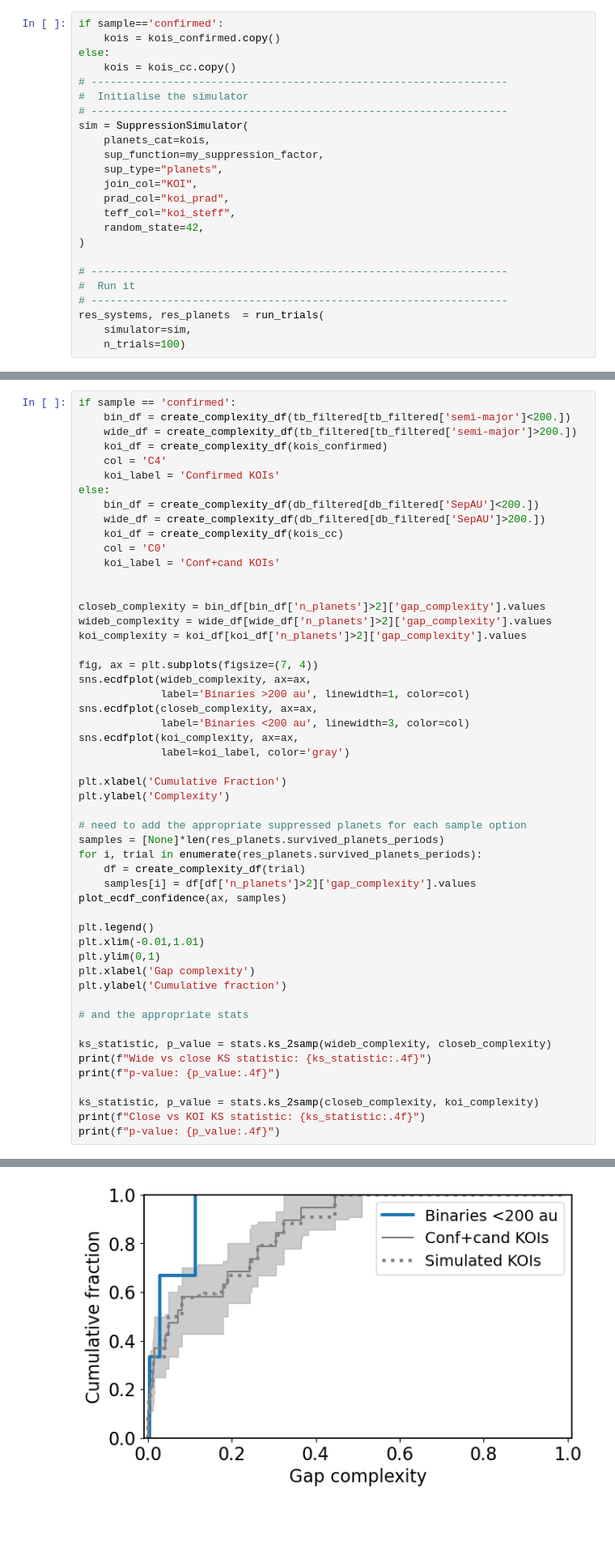
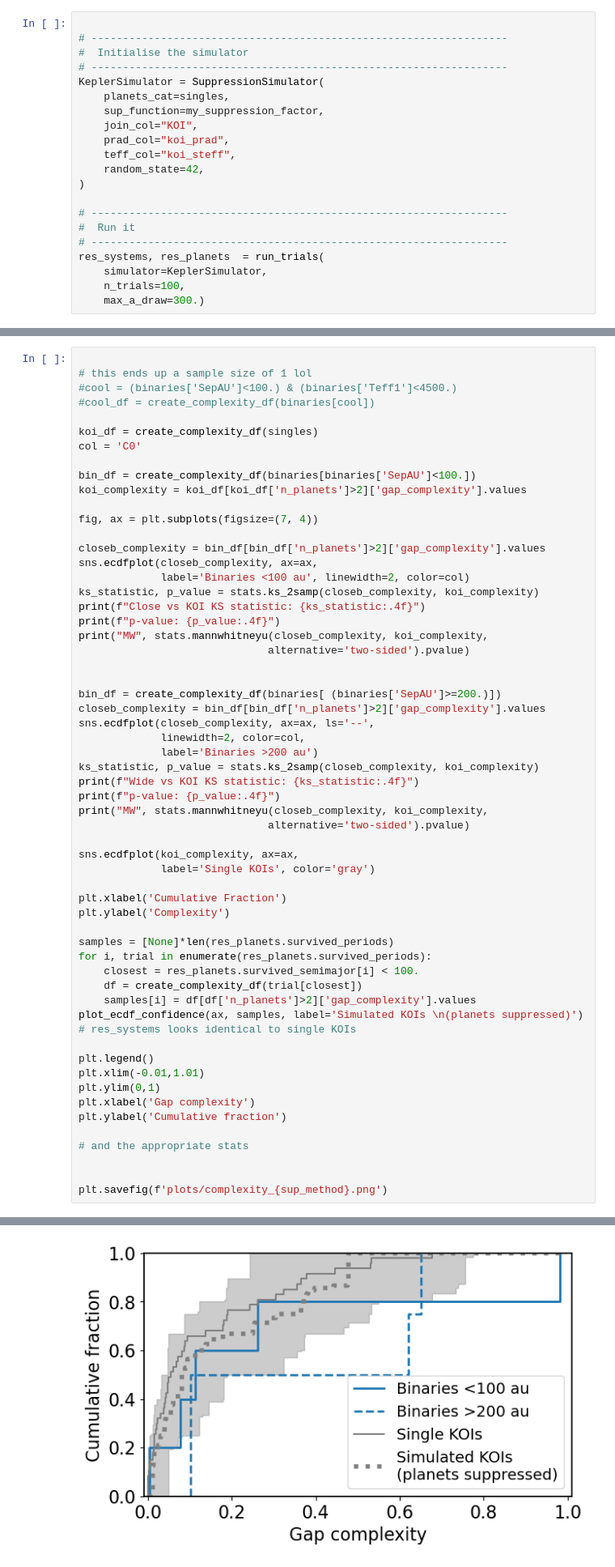
Before and after one commit to ernewton/importance_of_binarity, a Jupyter notebook: 3. Toy model and results.ipynb, the cells around one changed output, grey strips where cells are left out. Shown at 81% size. Drawn from its saved outputs; the diff is of its cells as text; blank space fills up the shorter version.

```diff
--- a/3. Toy model and results.ipynb
+++ b/3. Toy model and results.ipynb
@@ -69,17 +62,13 @@ binary_separations_tb = np.concatenate(tmp.to_numpy())
 
 ### Suppress the KOIs
 # %%
-if sample=='confirmed':
-    kois = kois_confirmed.copy()
-else:
-    kois = kois_cc.copy()
+
 # ------------------------------------------------------------------
 #  Initialise the simulator
 # ------------------------------------------------------------------
-sim = SuppressionSimulator(
-    planets_cat=kois,
+KeplerSimulator = SuppressionSimulator(
+    planets_cat=singles,
     sup_function=my_suppression_factor,
-    sup_type="planets",
     join_col="KOI",
     prad_col="koi_prad",
     teff_col="koi_steff",
@@ -90,8 +79,9 @@ sim = SuppressionSimulator(
 #  Run it
 # ------------------------------------------------------------------
 res_systems, res_planets  = run_trials(
-    simulator=sim,
-    n_trials=100)
+    simulator=KeplerSimulator,
+    n_trials=100,
+    max_a_draw=300.)
 # %% [markdown]
 ## Semi-major axis plots
 # %%
@@ -382,41 +370,53 @@ else:
 # %% [markdown]
 ## Complexity
 # %%
-if sample == 'confirmed':
-    bin_df = create_complexity_df(tb_filtered[tb_filtered['semi-major']<200.])
-    wide_df = create_complexity_df(tb_filtered[tb_filtered['semi-major']>200.])
-    koi_df = create_complexity_df(kois_confirmed)
-    col = 'C4'
-    koi_label = 'Confirmed KOIs'
-else:
-    bin_df = create_complexity_df(db_filtered[db_filtered['SepAU']<200.])
-    wide_df = create_complexity_df(db_filtered[db_filtered['SepAU']>200.])
-    koi_df = create_complexity_df(kois_cc)
-    col = 'C0'
-    koi_label = 'Conf+cand KOIs'
 
+# this ends up a sample size of 1 lol
+#cool = (binaries['SepAU']<100.) & (binaries['Teff1']<4500.)
+#cool_df = create_complexity_df(binaries[cool])
 
-closeb_complexity = bin_df[bin_df['n_planets']>2]['gap_complexity'].values
-wideb_complexity = wide_df[wide_df['n_planets']>2]['gap_complexity'].values
+koi_df = create_complexity_df(singles)
+col = 'C0'
+
+bin_df = create_complexity_df(binaries[binaries['SepAU']<100.])
 koi_complexity = koi_df[koi_df['n_planets']>2]['gap_complexity'].values
 
 fig, ax = plt.subplots(figsize=(7, 4))
-sns.ecdfplot(wideb_complexity, ax=ax,
-             label='Binaries >200 au', linewidth=1, color=col)
+
+closeb_complexity = bin_df[bin_df['n_planets']>2]['gap_complexity'].values
 sns.ecdfplot(closeb_complexity, ax=ax,
-             label='Binaries <200 au', linewidth=3, color=col)
+             label='Binaries <100 au', linewidth=2, color=col)
+ks_statistic, p_value = stats.ks_2samp(closeb_complexity, koi_complexity)
+print(f"Close vs KOI KS statistic: {ks_statistic:.4f}")
+print(f"p-value: {p_value:.4f}")
+print("MW", stats.mannwhitneyu(closeb_complexity, koi_complexity,
+                              alternative='two-sided').pvalue)
+
+
+bin_df = create_complexity_df(binaries[ (binaries['SepAU']>=200.)])
+closeb_complexity = bin_df[bin_df['n_planets']>2]['gap_complexity'].values
+sns.ecdfplot(closeb_complexity, ax=ax, ls='--',
+             linewidth=2, color=col,
+             label='Binaries >200 au')
+ks_statistic, p_value = stats.ks_2samp(closeb_complexity, koi_complexity)
+print(f"Wide vs KOI KS statistic: {ks_statistic:.4f}")
+print(f"p-value: {p_value:.4f}")
+print("MW", stats.mannwhitneyu(closeb_complexity, koi_complexity,
+                              alternative='two-sided').pvalue)
+
 sns.ecdfplot(koi_complexity, ax=ax,
-             label=koi_label, color='gray')
+             label='Single KOIs', color='gray')
 
 plt.xlabel('Cumulative Fraction')
 plt.ylabel('Complexity')
 
-# need to add the appropriate suppressed planets for each sample option
-samples = [None]*len(res_planets.survived_planets_periods)
-for i, trial in enumerate(res_planets.survived_planets_periods):
-    df = create_complexity_df(trial)
+samples = [None]*len(res_planets.survived_periods)
+for i, trial in enumerate(res_planets.survived_periods):
+    closest = res_planets.survived_semimajor[i] < 100.
+    df = create_complexity_df(trial[closest])
     samples[i] = df[df['n_planets']>2]['gap_complexity'].values
-plot_ecdf_confidence(ax, samples)
+plot_ecdf_confidence(ax, samples, label='Simulated KOIs \n(planets suppressed)')
+# res_systems looks identical to single KOIs
 
 plt.legend()
 plt.xlim(-0.01,1.01)
@@ -426,11 +426,6 @@ plt.ylabel('Cumulative fraction')
 
 # and the appropriate stats
 
-ks_statistic, p_value = stats.ks_2samp(wideb_complexity, closeb_complexity)
-print(f"Wide vs close KS statistic: {ks_statistic:.4f}")
-print(f"p-value: {p_value:.4f}")
 
-ks_statistic, p_value = stats.ks_2samp(closeb_complexity, koi_complexity)
-print(f"Close vs KOI KS statistic: {ks_statistic:.4f}")
-print(f"p-value: {p_value:.4f}")
+plt.savefig(f'plots/complexity_{sup_method}.png')
 # %% [output]
@@ -438 +438 @@ ValueError: Data passed to ks_2samp must not be empty
-[figure, old version]
+[figure, new version]
```
Also changed, not shown: parts of 11 cells of this notebook, 10 other files.
